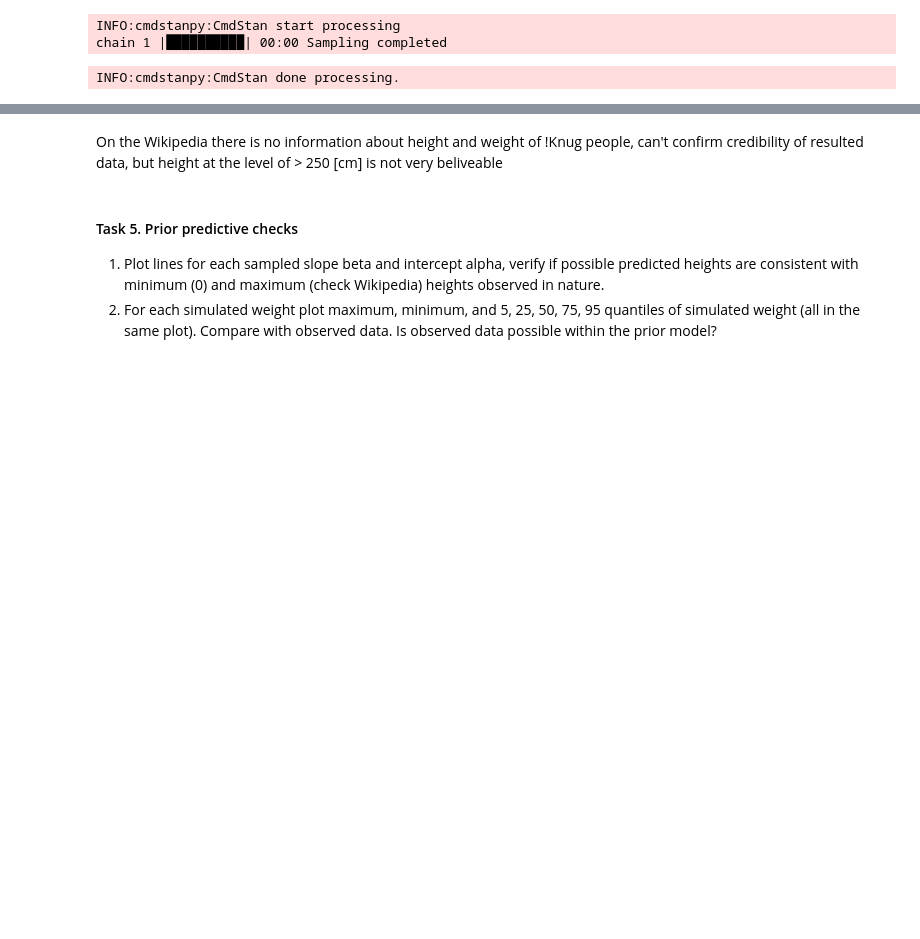
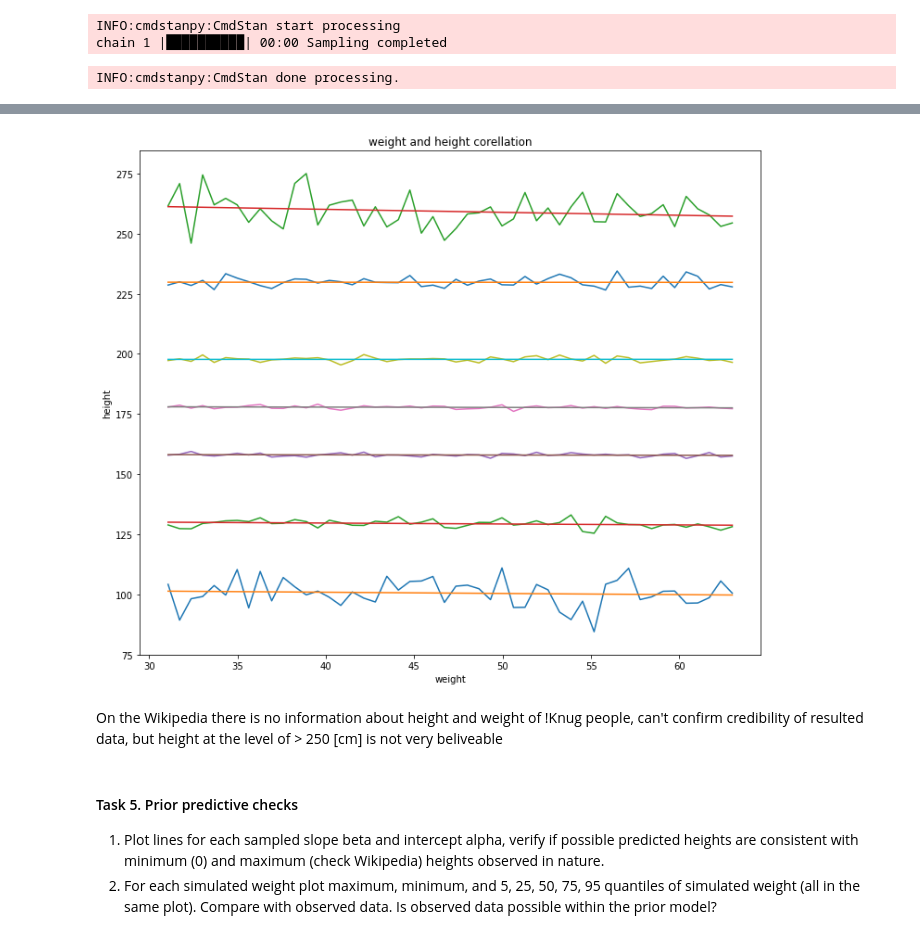
Before and after one commit to dobrodzziej/Maciej-Wojtys-Data-Analytics, a Jupyter notebook: Lab-4/lab4.ipynb, the cells around one changed output, grey strips where cells are left out. Cells and saved outputs as stored; diff of their text form; code cells hidden in the pictures; blank space fills up the shorter version.

```diff
--- a/Lab-4/lab4.ipynb
+++ b/Lab-4/lab4.ipynb
@@ -296,3 +300,26 @@ plt.show()
+# %%
+predicts = []
+X = []
+for median in medians:
+    x = (np.linspace(np.min(d["weight"]), np.max(d["weight"]), len(median))).reshape(-1, 1)
+    X.append(x)
+    regr = linear_model.LinearRegression()
+    regr.fit(x, median)
+    predict = regr.predict(x)
+    predicts.append(predict)
+# %%
+plt.figure(4, figsize=(12, 10))
+
+for i in range(len(medians)):
+    plt.plot(X[i], medians[i])
+    plt.plot(X[i], predicts[i])
+
+plt.title('weight and height corellation')
+plt.xlabel('weight')
+plt.ylabel('height')
+plt.show()
+# %% [output]
+[figure, added]
 # %% [markdown]
 On the Wikipedia there is no information about height and weight of !Knug people, can't confirm credibility of resulted data, but height at the level of > 250 [cm] is not very beliveable
 # %% [markdown]
```
Also changed, not shown: parts of 24 cells of this notebook, 29 other files.
